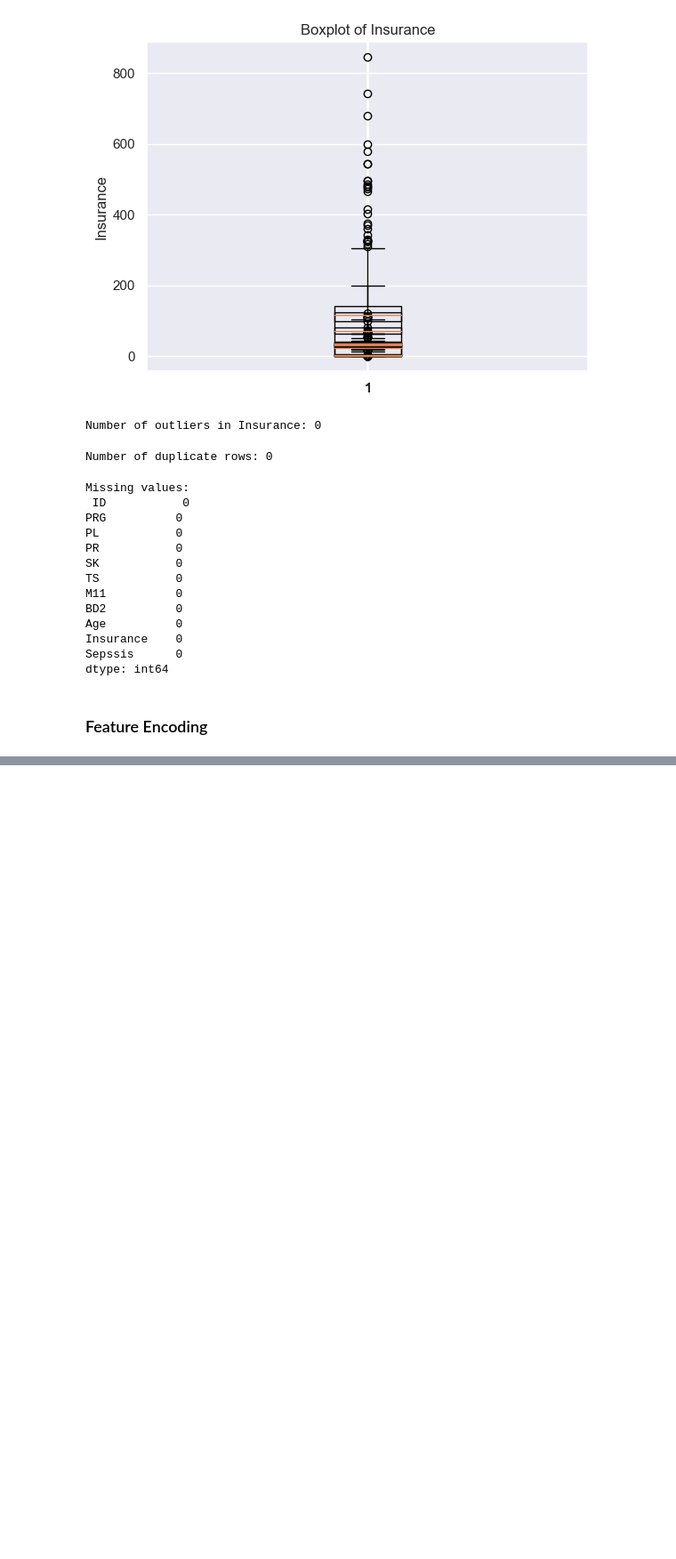
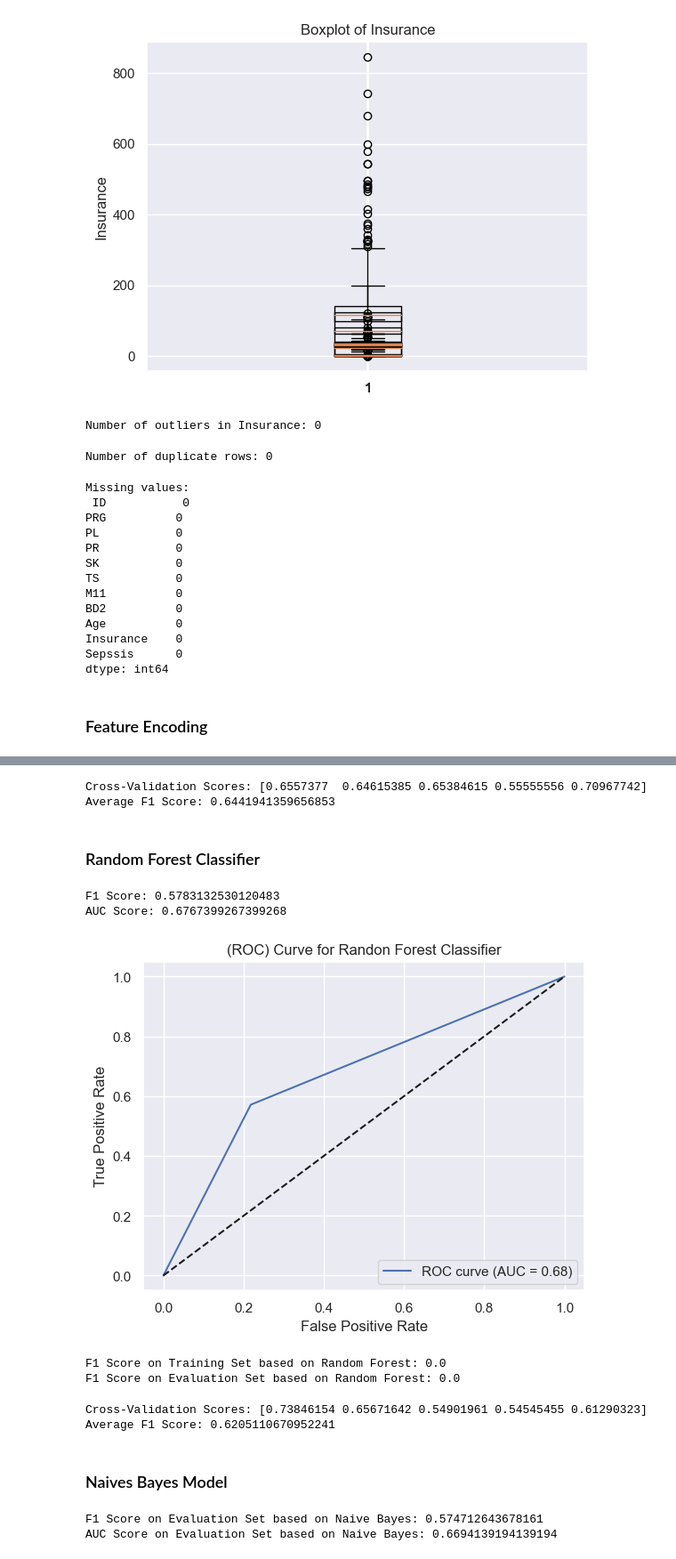
Before and after one commit to Ephicho/ML_API, a Jupyter notebook: Sepsis_Data_Analysis.ipynb, the cells around one changed output, grey strips where cells are left out. Shown at 89% size. Drawn from its saved outputs; the diff is of its cells as text; code cells hidden in the pictures; blank space fills up the shorter version.

```diff
--- a/Sepsis_Data_Analysis.ipynb
+++ b/Sepsis_Data_Analysis.ipynb
@@ -557,0 +712,51 @@ AttributeError: 'NoneType' object has no attribute 'head'
+# %%
+# Call the function with your logistic regression model and train data
+cv_scores, avg_f1_score = perform_cross_validation(lr_model, X_train_df, y_train, cv=5, scoring='f1')
+
+# Print the cross-validation scores and average F1 score
+print("Cross-Validation Scores:", cv_scores)
+print("Average F1 Score:", avg_f1_score)
+# %% [output]
+Cross-Validation Scores: [0.6557377  0.64615385 0.65384615 0.55555556 0.70967742]
+Average F1 Score: 0.6441941359656853
+# %% [markdown]
+### Random Forest Classifier
+# %%
+def random_forest_model(X_train, y_train, X_eval, y_eval):
+    # Fit Random Forest model
+    rf_model = RandomForestClassifier(random_state=42)
+    rf_model.fit(X_train, y_train)
+
+    # Make predictions on the evaluation set
+    rf_preds = rf_model.predict(X_eval)
+
+    # Calculate F1 score
+    rf_f1_score = f1_score(y_eval, rf_preds)
+
+    # Calculate false positive rate, true positive rate, and thresholds using roc_curve
+    fpr, tpr, thresholds = roc_curve(y_eval, rf_preds)
+
+    # Calculate AUC score
+    rf_auc_score = roc_auc_score(y_eval, rf_preds)
+
+    return rf_model, rf_preds, rf_f1_score, fpr, tpr, thresholds, rf_auc_score
+
+rf_model, rf_preds, rf_f1_score, fpr, tpr, thresholds, rf_auc_score = random_forest_model(X_train, y_train, X_eval, y_eval)
+
+print("F1 Score:", rf_f1_score)
+print("AUC Score:", rf_auc_score)
+# %% [output]
+F1 Score: 0.5783132530120483
+AUC Score: 0.6767399267399268
+# %%
+# Plot the ROC curve
+plt.figure()
+plt.plot(fpr, tpr, label='ROC curve (AUC = %0.2f)' % rf_auc_score)
+plt.plot([0, 1], [0, 1], 'k--')  # diagonal line
+plt.xlabel('False Positive Rate')
+plt.ylabel('True Positive Rate')
+plt.title('(ROC) Curve for Randon Forest Classifier')
+plt.legend(loc='lower right')
+plt.show()
+# %% [output]
+[figure, added]
@@ -557,0 +767,18 @@ AttributeError: 'NoneType' object has no attribute 'head'
+# %%
+# Print the F1 scores
+print("F1 Score on Training Set based on Random Forest:", rf_train_f1_score)
+print("F1 Score on Evaluation Set based on Random Forest:", rf_eval_f1_score)
+# %% [output]
+F1 Score on Training Set based on Random Forest: 0.0
+F1 Score on Evaluation Set based on Random Forest: 0.0
+# %%
+# Call the function with your Random Forest model and train data
+cv_scores, avg_f1_score = perform_cross_validation(rf_model, X_train_df, y_train, cv=5, scoring='f1')
+# Print the cross-validation scores and average F1 score
+print("Cross-Validation Scores:", cv_scores)
+print("Average F1 Score:", avg_f1_score)
+# %% [output]
+Cross-Validation Scores: [0.73846154 0.65671642 0.54901961 0.54545455 0.61290323]
+Average F1 Score: 0.6205110670952241
+# %% [markdown]
+### Naives Bayes Model
@@ -557,0 +804,9 @@ AttributeError: 'NoneType' object has no attribute 'head'
+# %%
+nb_model, nb_preds, nb_f1_score, fpr, tpr, thresholds, nb_auc_score = naive_bayes_model(X_train_df, y_train, X_eval_df, y_eval)
+
+# Print the F1 score and AUC score
+print("F1 Score on Evaluation Set based on Naive Bayes:", nb_f1_score)
+print("AUC Score on Evaluation Set based on Naive Bayes:", nb_auc_score)
+# %% [output]
+F1 Score on Evaluation Set based on Naive Bayes: 0.574712643678161
+AUC Score on Evaluation Set based on Naive Bayes: 0.6694139194139194
```
Also changed, not shown: parts of 41 cells of this notebook.
